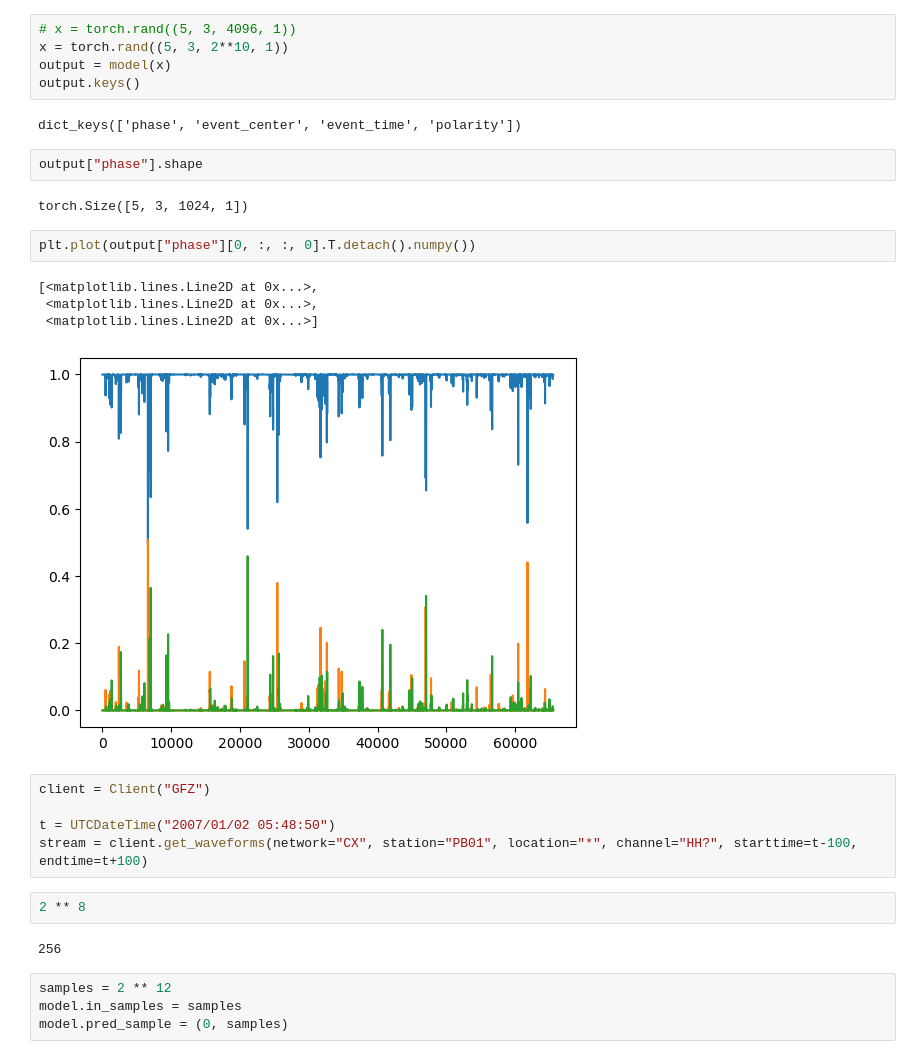
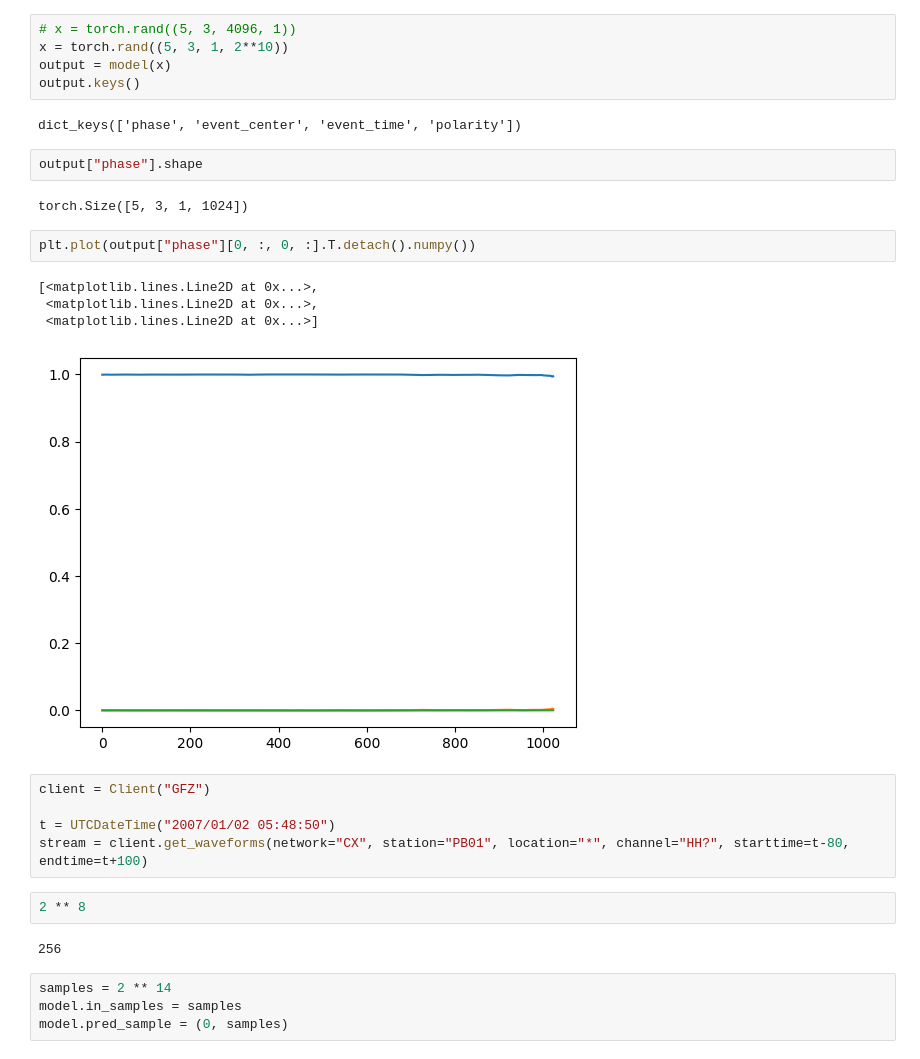
Before and after one commit to wangsteam/EQNet, a Jupyter notebook: notebooks/sb_integration.ipynb, the cells around one changed output. Drawn from its saved outputs; the diff is of its cells as text.

```diff
--- a/notebooks/sb_integration.ipynb
+++ b/notebooks/sb_integration.ipynb
@@ -20,7 +20,7 @@ model.load_state_dict(torch.load("../models/model_99.pth", map_location=torch.de
 <All keys matched successfully>
 # %%
 # x = torch.rand((5, 3, 4096, 1))
-x = torch.rand((5, 3, 2**10, 1))
+x = torch.rand((5, 3, 1, 2**10))
 output = model(x)
 output.keys()
 # %% [output]
@@ -28,25 +28,25 @@ dict_keys(['phase', 'event_center', 'event_time', 'polarity'])
 # %%
 output["phase"].shape
 # %% [output]
-torch.Size([5, 3, 1024, 1])
+torch.Size([5, 3, 1, 1024])
 # %%
-plt.plot(output["phase"][0, :, :, 0].T.detach().numpy())
+plt.plot(output["phase"][0, :, 0, :].T.detach().numpy())
 # %% [output]
 [<matplotlib.lines.Line2D at 0x...>,
  <matplotlib.lines.Line2D at 0x...>,
  <matplotlib.lines.Line2D at 0x...>]
-[figure, old version]
+[figure, new version]
 # %%
 client = Client("GFZ")
 
 t = UTCDateTime("2007/01/02 05:48:50")
-stream = client.get_waveforms(network="CX", station="PB01", location="*", channel="HH?", starttime=t-100, endtime=t+100)
+stream = client.get_waveforms(network="CX", station="PB01", location="*", channel="HH?", starttime=t-80, endtime=t+100)
 # %%
 2 ** 8
 # %% [output]
 256
 # %%
-samples = 2 ** 12
+samples = 2 ** 14
 model.in_samples = samples
 model.pred_sample = (0, samples)
 # %%
```
Also changed, not shown: parts of 4 cells of this notebook, 4 other files.
